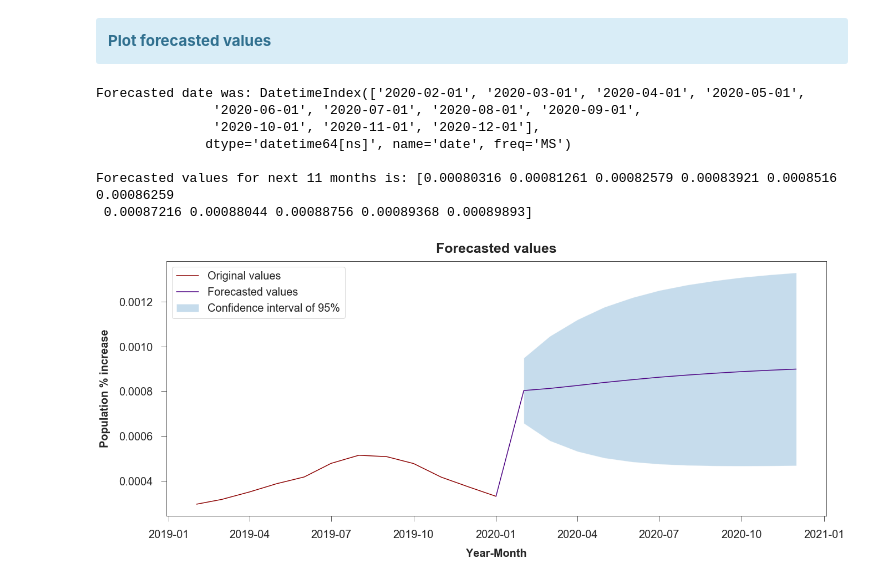
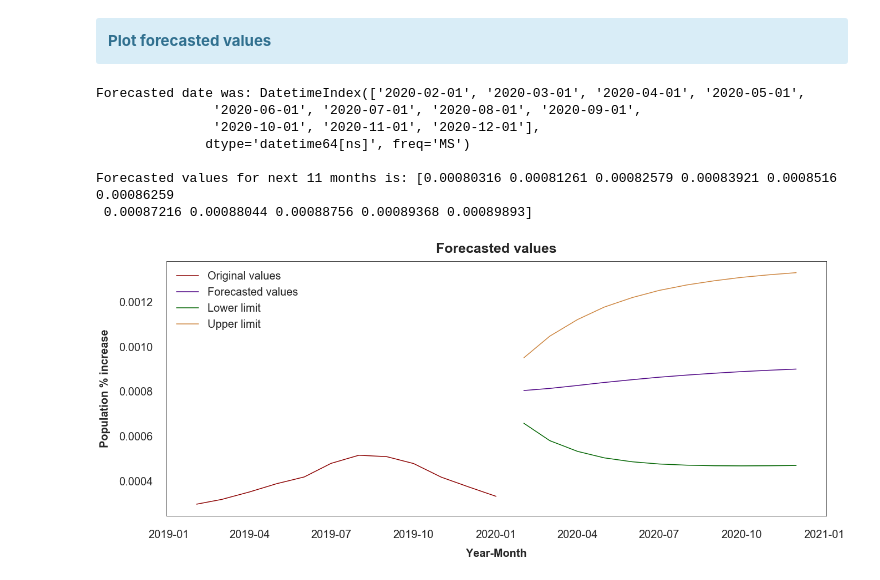
Before and after one commit to Pedro-Ivo/Population_Time_Series, a Jupyter notebook: Population growth in US.ipynb, the cells around one changed output. Saved outputs shown, nothing was run; the diff lists cells and outputs as text; code cells hidden in the pictures.

```diff
--- a/Population growth in US.ipynb
+++ b/Population growth in US.ipynb
@@ -19,17 +19,22 @@
 <b>Import libraries</b>
 </div>
 # %%
+import numpy as np
+import chart_studio
+import sympy as sym
 import pandas as pd
-import matplotlib.pyplot as plt
-import numpy as np
 import seaborn as sns
 import statsmodels.api as sm
+import plotly.graph_objs as go
+import matplotlib.pyplot as plt
+import chart_studio.plotly as py
 
 from scipy.stats import norm
-from statsmodels.tsa.seasonal import seasonal_decompose
-from statsmodels.tsa.stattools import adfuller
-from statsmodels.graphics.tsaplots import plot_acf, plot_pacf
 from statsmodels.tsa.arima_model import ARIMA
 from sklearn.metrics import mean_squared_error
-sns.set_style("ticks")
+from statsmodels.tsa.stattools import adfuller
+from statsmodels.tsa.seasonal import seasonal_decompose
+from statsmodels.graphics.tsaplots import plot_acf, plot_pacf
+
+sns.set_style('white')
 %matplotlib inline
@@ -336,8 +347,8 @@ forecast = model_fit.forecast(11)[0]
 
 #Confidence intervals array - Can't make to 1d array
 conf = model_fit.forecast(11)[2]
-lower_conf = np.hsplit(conf, 2)[0].reshape(1,11)
-upper_conf = np.hsplit(conf, 2)[1].reshape(1,11)
+lower_conf = np.hsplit(model_fit.forecast(11)[2], 2)[0].reshape(11,1)
+upper_conf = np.hsplit(model_fit.forecast(11)[2], 2)[1].reshape(11,1)
 
 #Show Arima Results
 print(model_fit.summary())
@@ -407,8 +406,8 @@ date = period.astype('datetime64[ns]')
 
 df1 = pd.DataFrame(pct_fix, df.index[1:])
 df2 = pd.DataFrame(forecast, date, columns = ['value'])
-df2.index.name = 'date'
 df3 = df1.append(df2)
+df3.index.name = 'date'
 df3
 # %% [output]
 |  | value |
@@ -432,29 +431,30 @@ df3
 # %%
 print('Forecasted date was: %s' % date)
 print('')
 print('Forecasted values for next 11 months is: %s' % forecast)
 
 plt.figure(figsize = (20,10))
 plt.title('Forecasted values', weight = 'bold', fontsize = 25, pad = 15)
 plt.xlabel('Year-Month', weight = 'bold', fontsize = 20, labelpad = 15)
 plt.ylabel('Population % increase', weight = 'bold', fontsize = 20, labelpad = 15)
 plt.xticks(fontsize = 20)
 plt.yticks(fontsize = 20)
 plt.tick_params(axis = 'both', pad = 15, size = 10)
 plt.tight_layout(pad = 5)
 plt.rc('font', size = 15)
 plt.rc('font', weight = 'normal')
-plt.plot(df3[720:732], label = 'Original values', color = 'darkred')
-plt.plot(df3[731:], label = 'Forecasted values', color = 'indigo')
-plt.fill_between(date, y1, y2, label = 'Confidence interval of 95%', alpha = 0.25)
-plt.legend(loc = 'upper left', prop = {'size':20})
+plt.plot(df3.index[720:732], df3.value[720:732],label = 'Original values', color = 'darkred')
+plt.plot(df3.index[732:], df3.value[732:],label = 'Forecasted values', color = 'indigo')
+plt.plot(df3.index[732:], lower_conf, label = 'Lower limit', color = 'darkgreen')
+plt.plot(df3.index[732:], upper_conf, label = 'Upper limit', color = 'peru')
+plt.legend(loc = 'upper left', prop = {'size':20}, frameon = False)
 plt.show()
 # %% [output]
 Forecasted date was: DatetimeIndex(['2020-02-01', '2020-03-01', '2020-04-01', '2020-05-01',
                '2020-06-01', '2020-07-01', '2020-08-01', '2020-09-01',
                '2020-10-01', '2020-11-01', '2020-12-01'],
-              dtype='datetime64[ns]', name='date', freq='MS')
+              dtype='datetime64[ns]', freq='MS')
 
 Forecasted values for next 11 months is: [0.00080316 0.00081261 0.00082579 0.00083921 0.0008516  0.00086259
  0.00087216 0.00088044 0.00088756 0.00089368 0.00089893]
-[figure, old version]
+[figure, new version]
```
Also changed, not shown: parts of 10 cells of this notebook.
